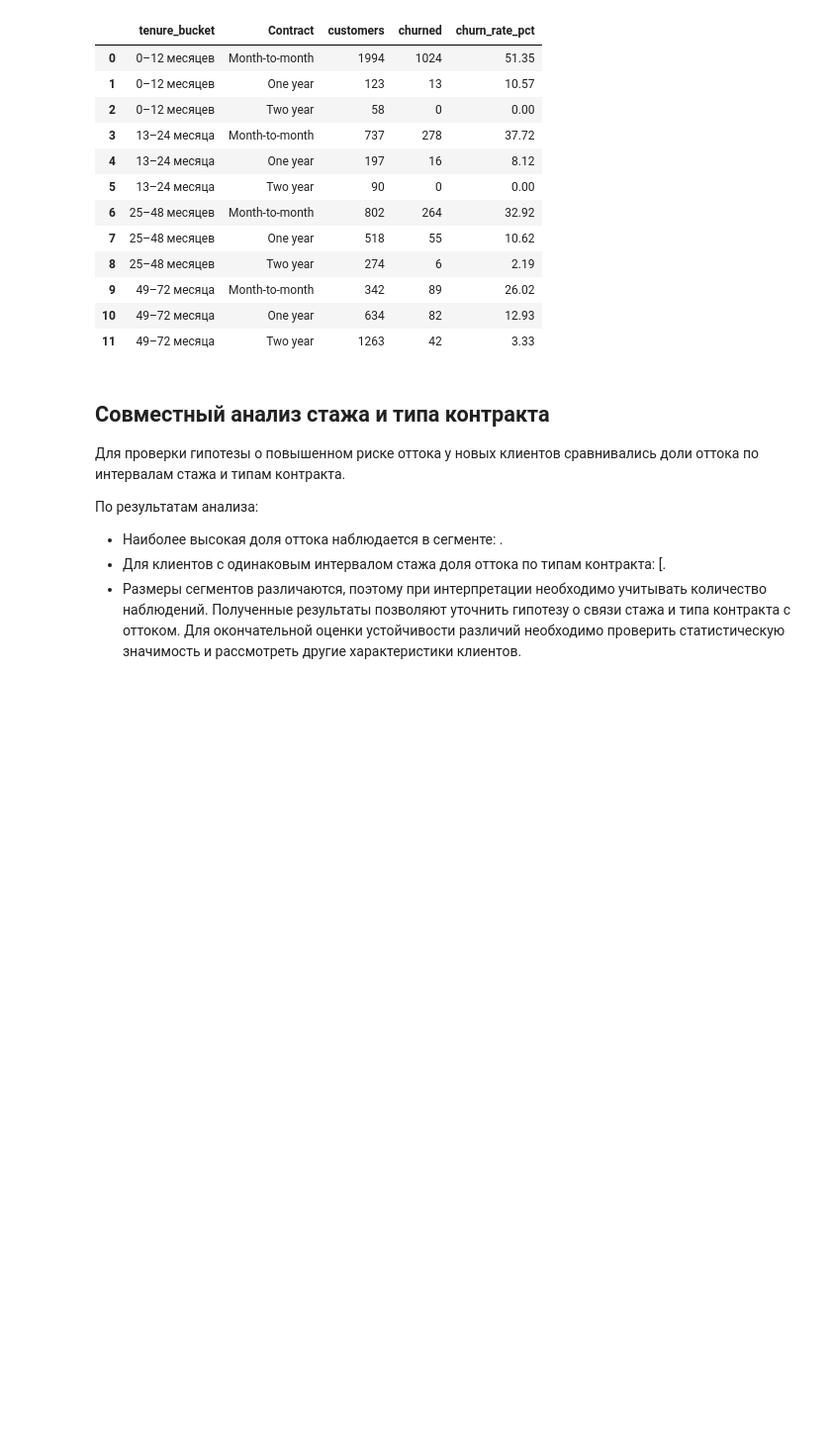
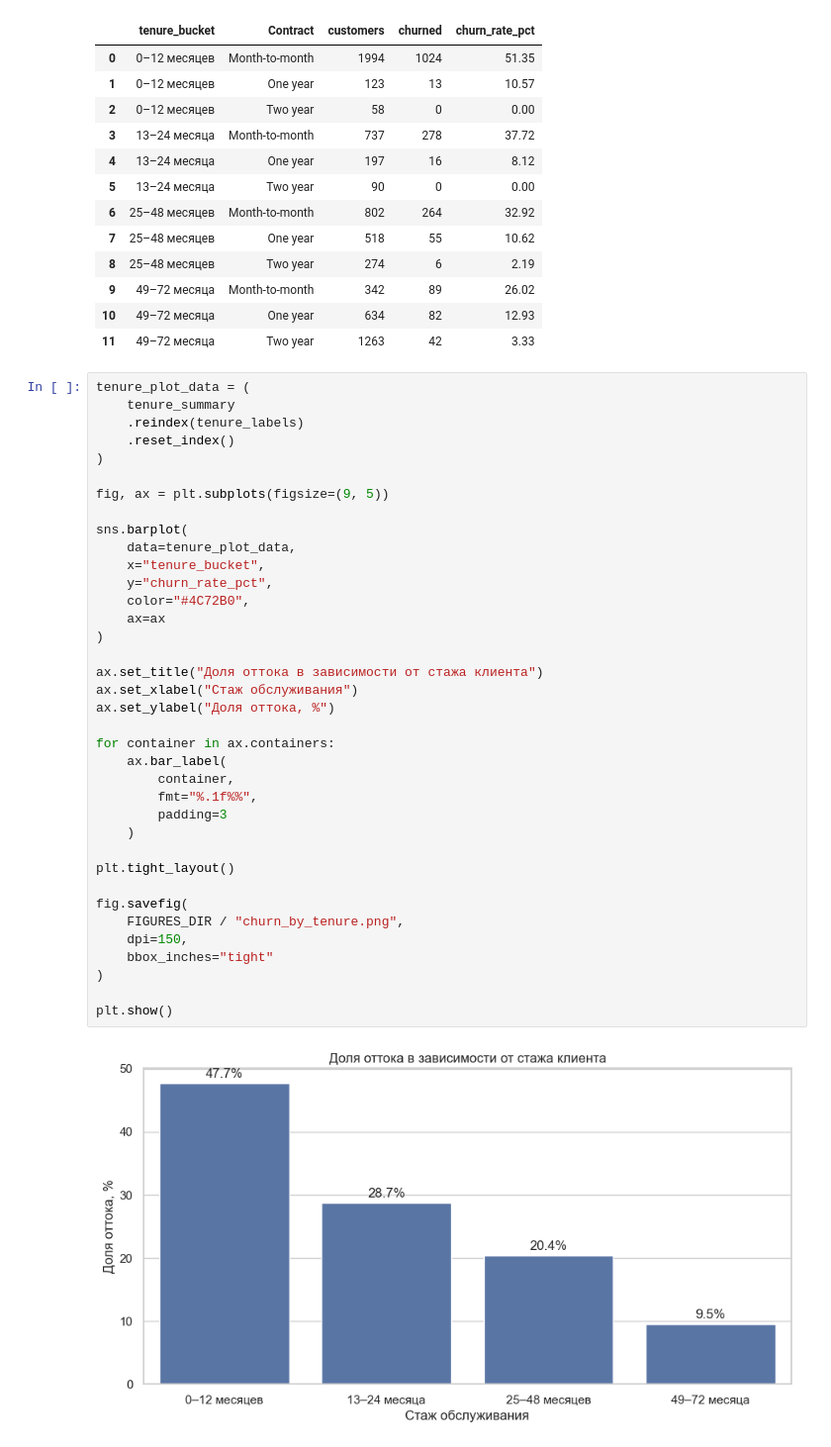
Before and after one commit to sober-ofc-not/churn-prediction, a Jupyter notebook: notebooks/01eda.ipynb, the cells around one changed output. Shown at 99% size. Cells and saved outputs as stored; diff of their text form; blank space fills up the shorter version.

```diff
--- a/notebooks/01eda.ipynb
+++ b/notebooks/01eda.ipynb
@@ -444,14 +575,42 @@ display(
 | 9 | 49–72 месяца | Month-to-month | 342 | 89 | 26.02 |
 | 10 | 49–72 месяца | One year | 634 | 82 | 12.93 |
 | 11 | 49–72 месяца | Two year | 1263 | 42 | 3.33 |
-# %% [markdown]
-## Совместный анализ стажа и типа контракта
-
-Для проверки гипотезы о повышенном риске оттока у новых клиентов сравнивались доли оттока по интервалам стажа и типам контракта.
-
-По результатам анализа:
-
-- Наиболее высокая доля оттока наблюдается в сегменте: .
-- Для клиентов с одинаковым интервалом стажа доля оттока по типам контракта: [.
-- Размеры сегментов различаются, поэтому при интерпретации необходимо учитывать количество наблюдений.
-Полученные результаты позволяют уточнить гипотезу о связи стажа и типа контракта с оттоком. Для окончательной оценки устойчивости различий необходимо проверить статистическую значимость и рассмотреть другие характеристики клиентов.
+# %%
+tenure_plot_data = (
+    tenure_summary
+    .reindex(tenure_labels)
+    .reset_index()
+)
+
+fig, ax = plt.subplots(figsize=(9, 5))
+
+sns.barplot(
+    data=tenure_plot_data,
+    x="tenure_bucket",
+    y="churn_rate_pct",
+    color="#4C72B0",
+    ax=ax
+)
+
+ax.set_title("Доля оттока в зависимости от стажа клиента")
+ax.set_xlabel("Стаж обслуживания")
+ax.set_ylabel("Доля оттока, %")
+
+for container in ax.containers:
+    ax.bar_label(
+        container,
+        fmt="%.1f%%",
+        padding=3
+    )
+
+plt.tight_layout()
+
+fig.savefig(
+    FIGURES_DIR / "churn_by_tenure.png",
+    dpi=150,
+    bbox_inches="tight"
+)
+
+plt.show()
+# %% [output]
+[figure, added]
```
Also changed, not shown: parts of 11 cells of this notebook.
